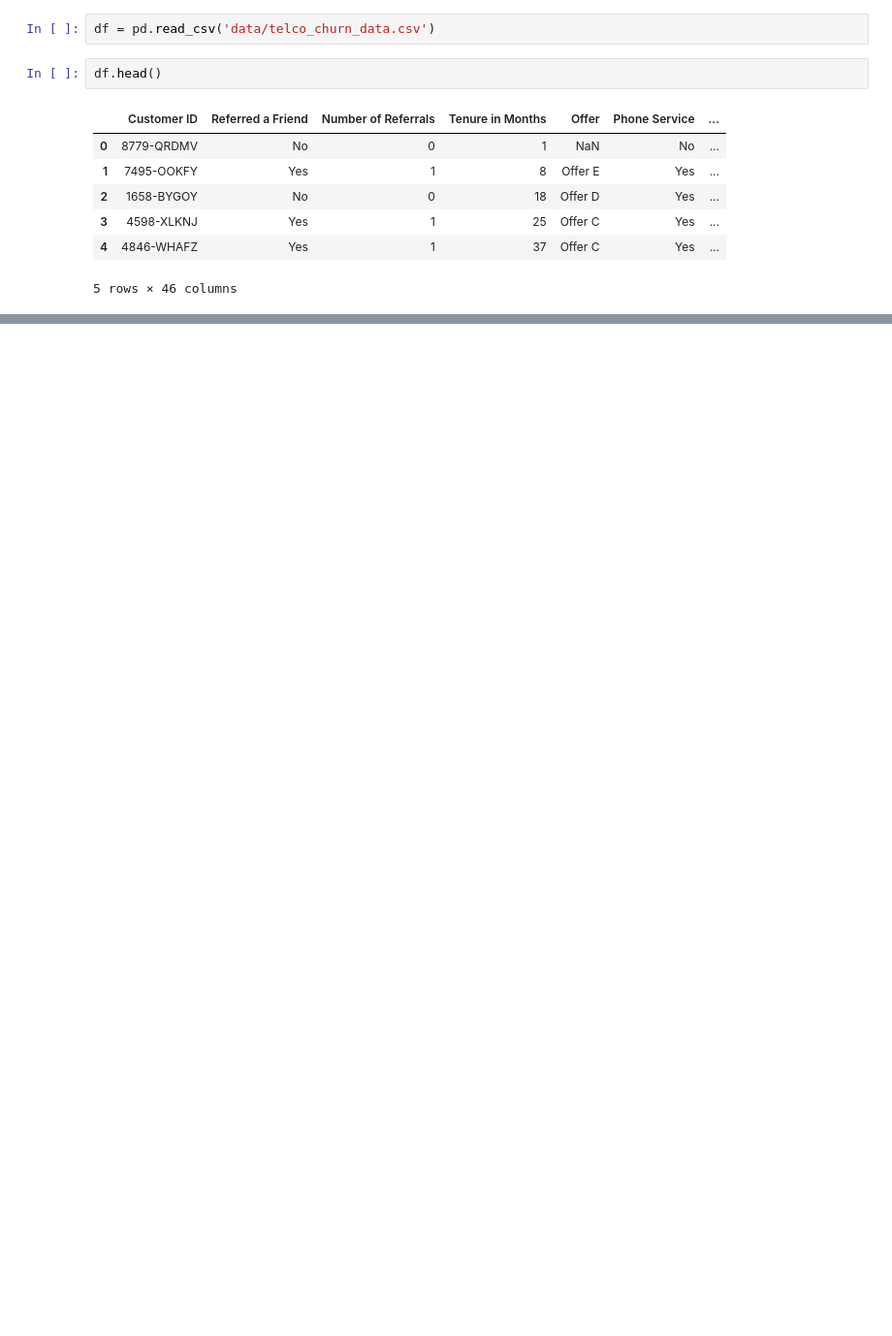
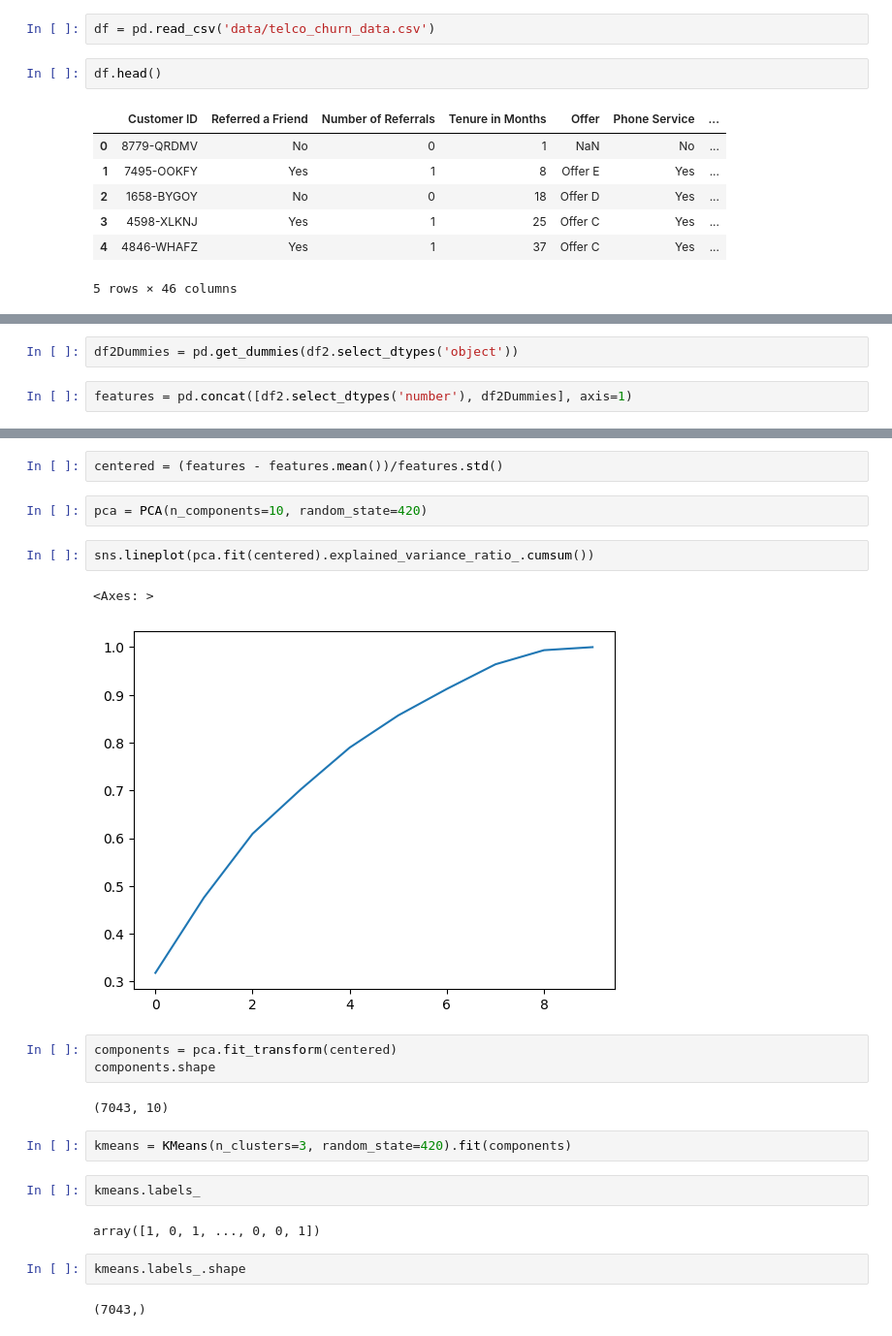
Before and after one commit to Raesu/pcmlai, a Jupyter notebook: Module 6/try-it_6.2_starter/tryit_6.2.ipynb, the cells around one changed output, grey strips where cells are left out. Shown at 97% size. Drawn from its saved outputs; the diff is of its cells as text; blank space fills up the shorter version.

```diff
--- a/Module 6/try-it_6.2_starter/tryit_6.2.ipynb
+++ b/Module 6/try-it_6.2_starter/tryit_6.2.ipynb
@@ -83,0 +74,4 @@ df.select_dtypes(include=['object']).head()
+# %%
+df2Dummies = pd.get_dummies(df2.select_dtypes('object'))
+# %%
+features = pd.concat([df2.select_dtypes('number'), df2Dummies], axis=1)
@@ -83,0 +94,24 @@ df.select_dtypes(include=['object']).head()
+# %%
+centered = (features - features.mean())/features.std()
+# %%
+pca = PCA(n_components=10, random_state=420)
+# %%
+sns.lineplot(pca.fit(centered).explained_variance_ratio_.cumsum())
+# %% [output]
+<Axes: >
+[figure, added]
+# %%
+components = pca.fit_transform(centered)
+components.shape
+# %% [output]
+(7043, 10)
+# %%
+kmeans = KMeans(n_clusters=3, random_state=420).fit(components)
+# %%
+kmeans.labels_
+# %% [output]
+array([1, 0, 1, ..., 0, 0, 1])
+# %%
+kmeans.labels_.shape
+# %% [output]
+(7043,)
```
Also changed, not shown: parts of 16 cells of this notebook, 1 other file.
